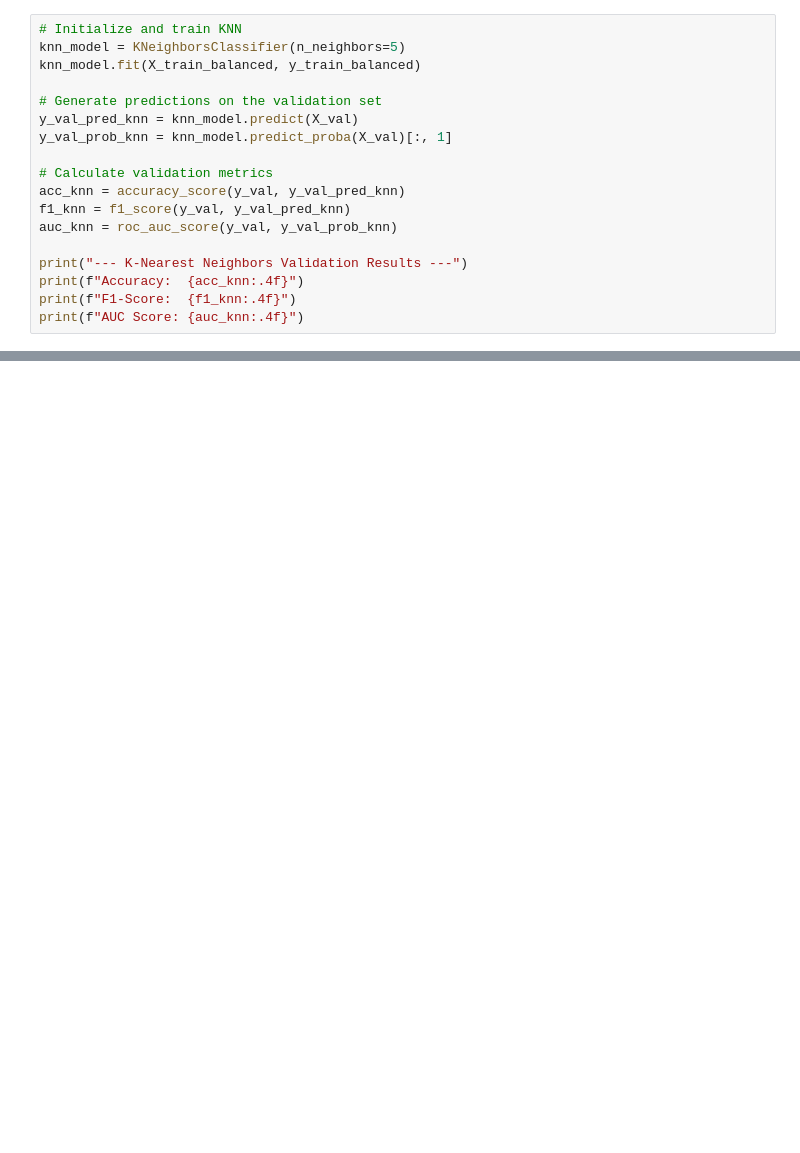
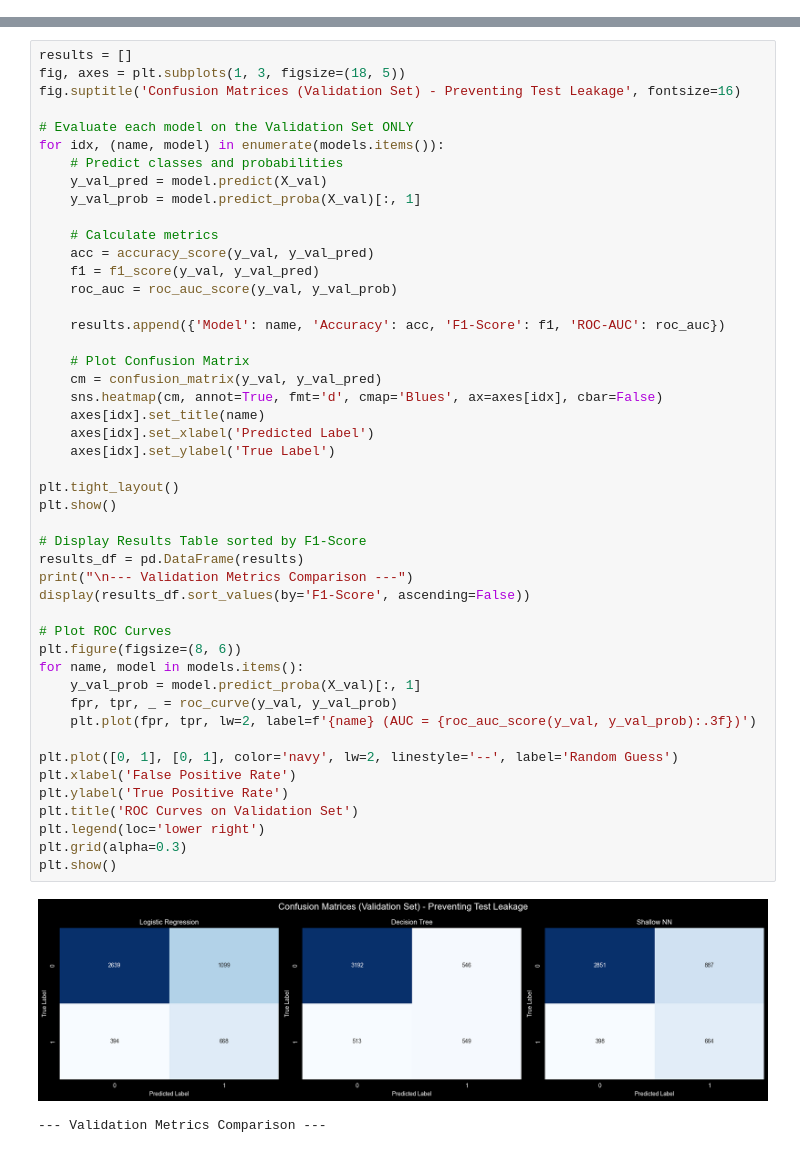
Before and after one commit to amrrnagy/CreditCardDefault, a Jupyter notebook: notebooks/modeling.ipynb, the cells around one changed output, grey strips where cells are left out. Cells and saved outputs as stored; diff of their text form; blank space fills up the shorter version.

```diff
--- a/notebooks/modeling.ipynb
+++ b/notebooks/modeling.ipynb
@@ -112,18 +0,0 @@ Finally, we test a distance-based algorithm. KNN is well-suited here because the
-# %%
-# Initialize and train KNN
-knn_model = KNeighborsClassifier(n_neighbors=5)
-knn_model.fit(X_train_balanced, y_train_balanced)
-
-# Generate predictions on the validation set
-y_val_pred_knn = knn_model.predict(X_val)
-y_val_prob_knn = knn_model.predict_proba(X_val)[:, 1]
-
-# Calculate validation metrics
-acc_knn = accuracy_score(y_val, y_val_pred_knn)
-f1_knn = f1_score(y_val, y_val_pred_knn)
-auc_knn = roc_auc_score(y_val, y_val_prob_knn)
-
-print("--- K-Nearest Neighbors Validation Results ---")
-print(f"Accuracy:  {acc_knn:.4f}")
-print(f"F1-Score:  {f1_knn:.4f}")
-print(f"AUC Score: {auc_knn:.4f}")
@@ -190,0 +88,50 @@ Final Test AUC:       0.7421
+# %%
+results = []
+fig, axes = plt.subplots(1, 3, figsize=(18, 5))
+fig.suptitle('Confusion Matrices (Validation Set) - Preventing Test Leakage', fontsize=16)
+
+# Evaluate each model on the Validation Set ONLY
+for idx, (name, model) in enumerate(models.items()):
+    # Predict classes and probabilities
+    y_val_pred = model.predict(X_val)
+    y_val_prob = model.predict_proba(X_val)[:, 1]
+
+    # Calculate metrics
+    acc = accuracy_score(y_val, y_val_pred)
+    f1 = f1_score(y_val, y_val_pred)
+    roc_auc = roc_auc_score(y_val, y_val_prob)
+
+    results.append({'Model': name, 'Accuracy': acc, 'F1-Score': f1, 'ROC-AUC': roc_auc})
+
+    # Plot Confusion Matrix
+    cm = confusion_matrix(y_val, y_val_pred)
+    sns.heatmap(cm, annot=True, fmt='d', cmap='Blues', ax=axes[idx], cbar=False)
+    axes[idx].set_title(name)
+    axes[idx].set_xlabel('Predicted Label')
+    axes[idx].set_ylabel('True Label')
+
+plt.tight_layout()
+plt.show()
+
+# Display Results Table sorted by F1-Score
+results_df = pd.DataFrame(results)
+print("\n--- Validation Metrics Comparison ---")
+display(results_df.sort_values(by='F1-Score', ascending=False))
+
+# Plot ROC Curves
+plt.figure(figsize=(8, 6))
+for name, model in models.items():
+    y_val_prob = model.predict_proba(X_val)[:, 1]
+    fpr, tpr, _ = roc_curve(y_val, y_val_prob)
+    plt.plot(fpr, tpr, lw=2, label=f'{name} (AUC = {roc_auc_score(y_val, y_val_prob):.3f})')
+
+plt.plot([0, 1], [0, 1], color='navy', lw=2, linestyle='--', label='Random Guess')
+plt.xlabel('False Positive Rate')
+plt.ylabel('True Positive Rate')
+plt.title('ROC Curves on Validation Set')
+plt.legend(loc='lower right')
+plt.grid(alpha=0.3)
+plt.show()
+# %% [output]
+[figure, added]
+--- Validation Metrics Comparison ---
```
Also changed, not shown: parts of 23 cells of this notebook, 1 other file.
